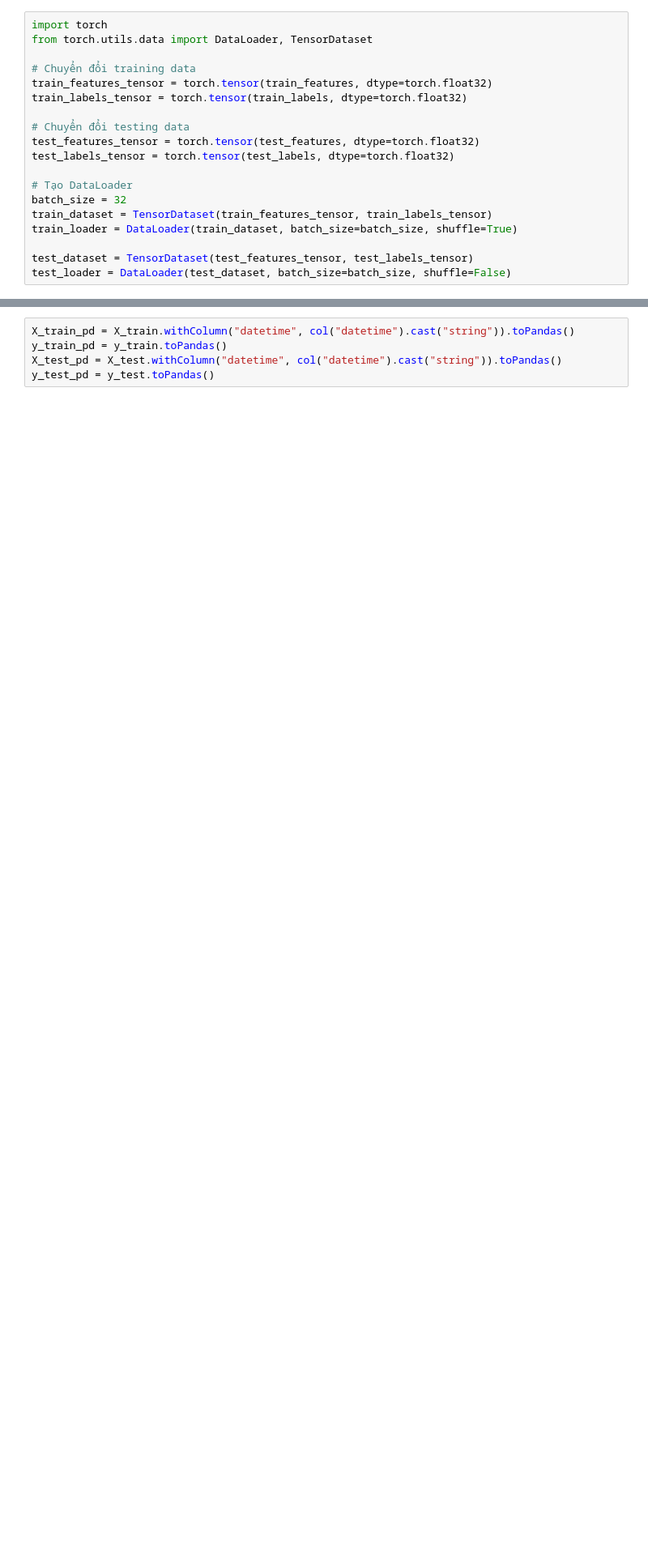
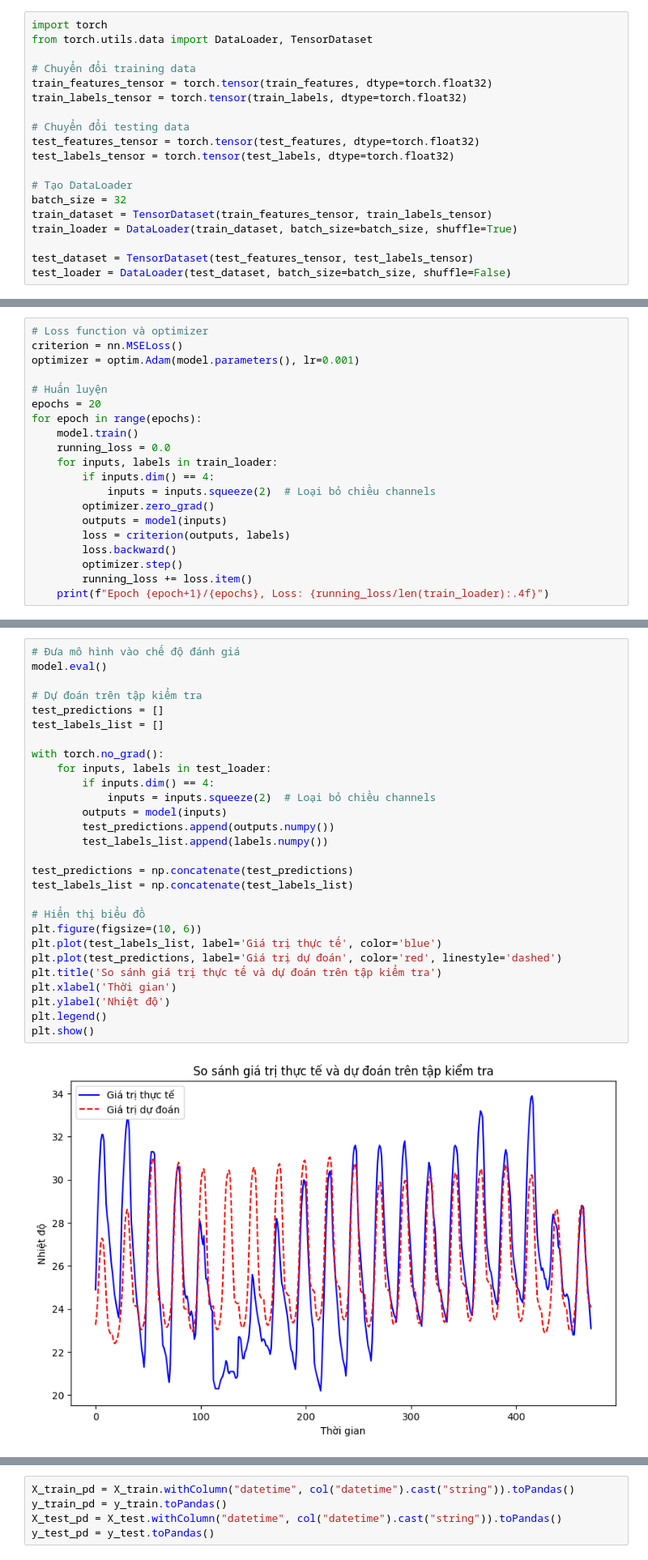
Before and after one commit to hoandkjxhbfhk/project, a Jupyter notebook: Notebooks/Time_series_with_LSTM/deep LSTM model.ipynb, the cells around one changed output, grey strips where cells are left out. Shown: that part at 81% size. Saved outputs shown, nothing was run; the diff lists cells and outputs as text; blank space fills up the shorter version.

```diff
--- a/Notebooks/Time_series_with_LSTM/deep LSTM model.ipynb
+++ b/Notebooks/Time_series_with_LSTM/deep LSTM model.ipynb
@@ -630,0 +566,20 @@ plt.show()
+# %%
+# Loss function và optimizer
+criterion = nn.MSELoss()
+optimizer = optim.Adam(model.parameters(), lr=0.001)
+
+# Huấn luyện
+epochs = 20
+for epoch in range(epochs):
+    model.train()
+    running_loss = 0.0
+    for inputs, labels in train_loader:
+        if inputs.dim() == 4:
+            inputs = inputs.squeeze(2)  # Loại bỏ chiều channels
+        optimizer.zero_grad()
+        outputs = model(inputs)
+        loss = criterion(outputs, labels)
+        loss.backward()
+        optimizer.step()
+        running_loss += loss.item()
+    print(f"Epoch {epoch+1}/{epochs}, Loss: {running_loss/len(train_loader):.4f}")
@@ -631,3 +607,33 @@ plt.show()
+# %%
+# Đưa mô hình vào chế độ đánh giá
+model.eval()
+
+# Dự đoán trên tập kiểm tra
+test_predictions = []
+test_labels_list = []
+
+with torch.no_grad():
+    for inputs, labels in test_loader:
+        if inputs.dim() == 4:
+            inputs = inputs.squeeze(2)  # Loại bỏ chiều channels
+        outputs = model(inputs)
+        test_predictions.append(outputs.numpy())
+        test_labels_list.append(labels.numpy())
+
+test_predictions = np.concatenate(test_predictions)
+test_labels_list = np.concatenate(test_labels_list)
+
+# Hiển thị biểu đồ
+plt.figure(figsize=(10, 6))
+plt.plot(test_labels_list, label='Giá trị thực tế', color='blue')
+plt.plot(test_predictions, label='Giá trị dự đoán', color='red', linestyle='dashed')
+plt.title('So sánh giá trị thực tế và dự đoán trên tập kiểm tra')
+plt.xlabel('Thời gian')
+plt.ylabel('Nhiệt độ')
+plt.legend()
+plt.show()
+# %% [output]
+[figure, added]
 # %%
 from sklearn.metrics import mean_squared_error, mean_absolute_error
 import numpy as np
```
Also changed, not shown: parts of 18 cells of this notebook, 1 other file.
